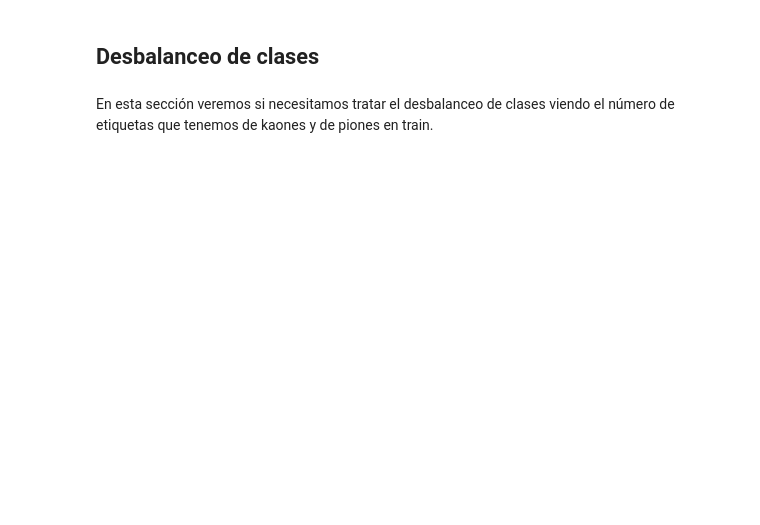
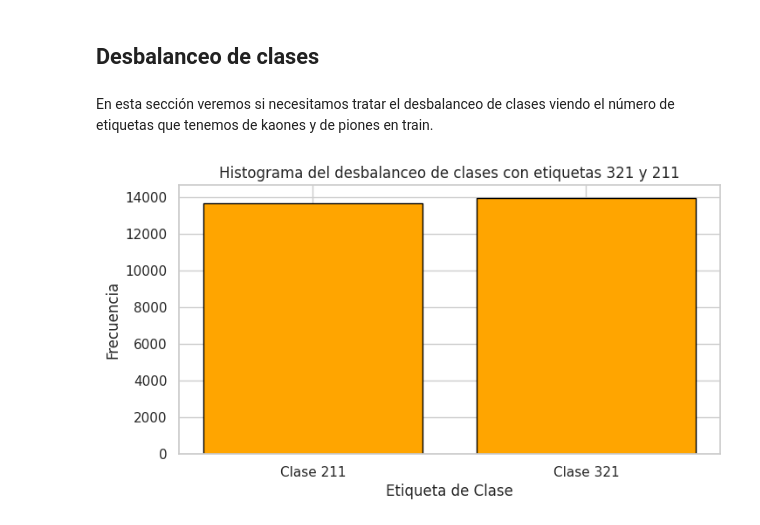
Before and after one commit to ruben-niwe/TFG, a Jupyter notebook: codigos/estadisticas.ipynb, the cells around one changed output. Cells and saved outputs as stored; diff of their text form; code cells hidden in the pictures; blank space fills up the shorter version.

```diff
--- a/codigos/estadisticas.ipynb
+++ b/codigos/estadisticas.ipynb
@@ -243,7 +276,7 @@ def filtrado_datos_concatenados(df, N):
 # Numero de hits por eventos que habrá dentro de las muestras
 N = 20
 # %%
-matriz_train, etiquetas_train = filtrado_datos_concatenados(df_train, N)
+matriz_train, etiquetas_train = filtrado_datos(df_train, N)
 # %% [markdown]
 Para ver que es correcta la funcion `filtado_datos_concatenados`, el numero de identificadores únicos tiene que ser igual al numero de filas de la matriz que nos devuelve la funcion `filtado_datos_concatenados`.
 # %%
@@ -329,0 +394,22 @@ plt.show()
+# %%
+# Asumiendo que 'etiquetas_train' contiene las etiquetas 211 y 321
+etiquetas, conteos = np.unique(etiquetas_train, return_counts=True)
+
+# Convertir etiquetas a string para mejor visualización
+etiquetas_str = [str(etiqueta) for etiqueta in etiquetas]
+
+plt.figure(figsize=(8, 4))
+plt.bar(etiquetas_str, conteos, color='orange', edgecolor='black')
+
+# Etiquetas para el eje x y y
+plt.xticks(etiquetas_str, ['Clase 211', 'Clase 321'])
+plt.xlabel('Etiqueta de Clase')
+plt.ylabel('Frecuencia')
+
+# Título del gráfico
+plt.title('Histograma del desbalanceo de clases con etiquetas 321 y 211')
+
+# Mostrar el gráfico
+plt.show()
+# %% [output]
+[figure, added]
```
Also changed, not shown: parts of 23 cells of this notebook, 1 other file.
